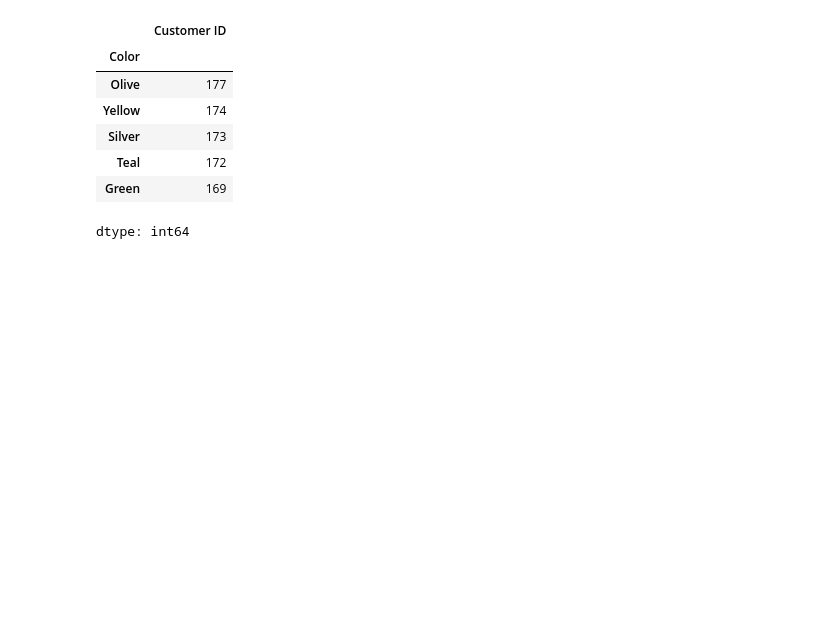
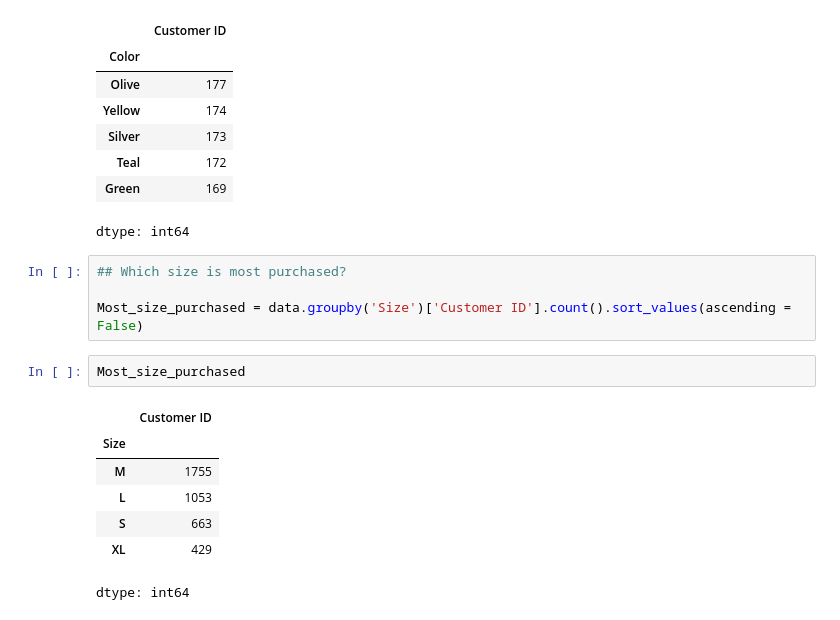
Before and after one commit to mdanushwaran/Shopping_trends_analytics, a Jupyter notebook: Shopping_trends_analytics.ipynb, the cells around one changed output. Drawn from its saved outputs; the diff is of its cells as text; blank space fills up the shorter version.

```diff
--- a/Shopping_trends_analytics.ipynb
+++ b/Shopping_trends_analytics.ipynb
@@ -950,3 +950,17 @@ Most_color
 | Teal | 172 |
 | Green | 169 |
 dtype: int64
+# %%
+## Which size is most purchased?
+
+Most_size_purchased = data.groupby('Size')['Customer ID'].count().sort_values(ascending = False)
+# %%
+Most_size_purchased
+# %% [output]
+|  | Customer ID |
+| Size |  |
+| M | 1755 |
+| L | 1053 |
+| S | 663 |
+| XL | 429 |
+dtype: int64
```
